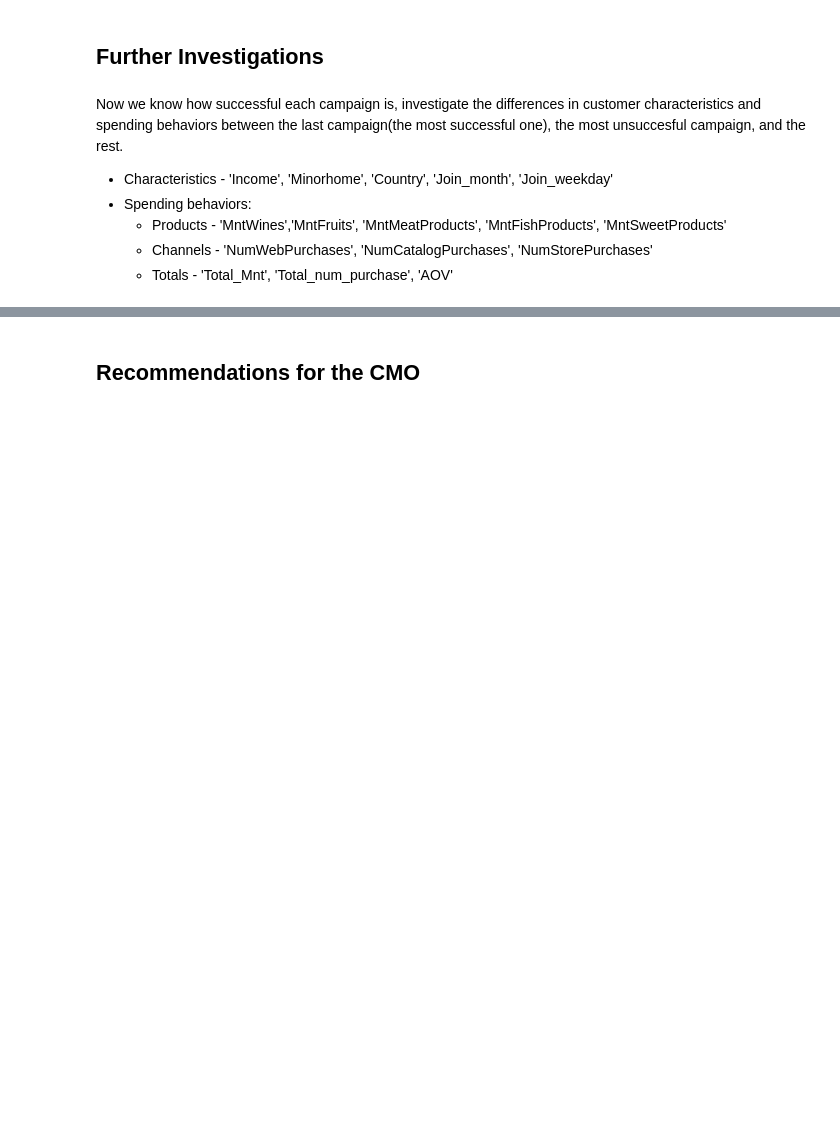
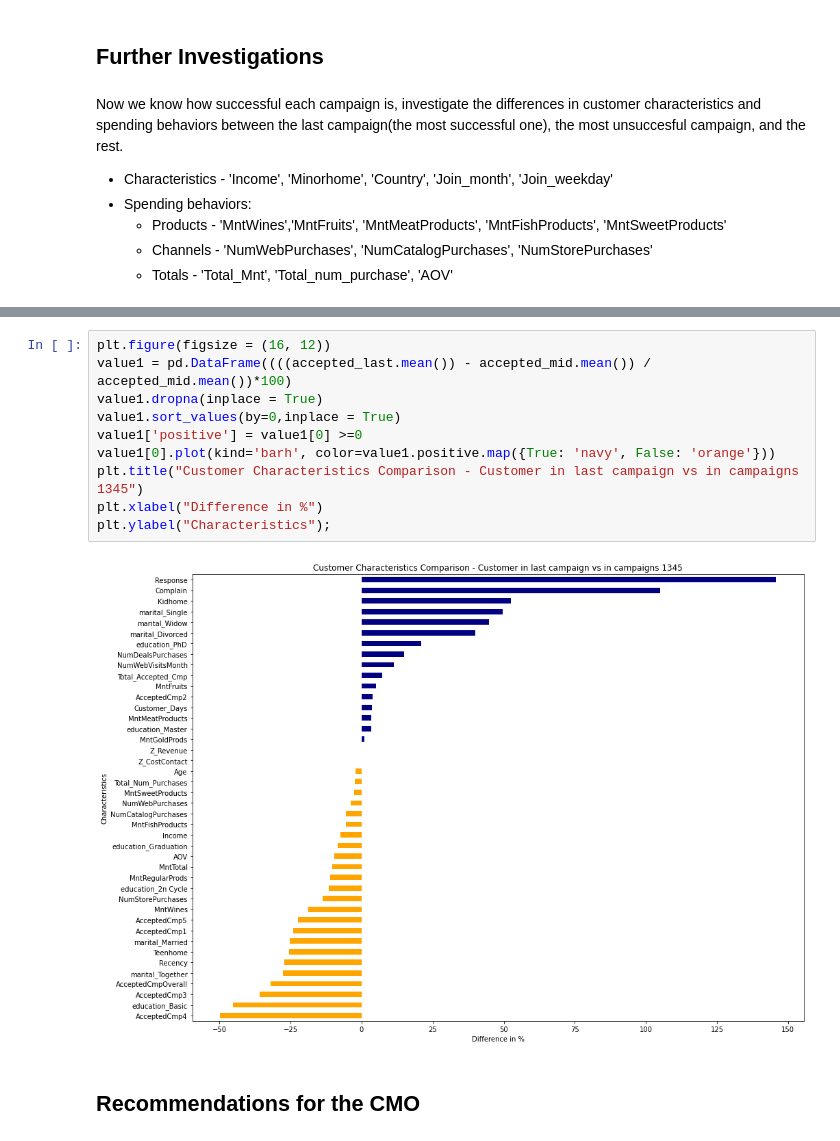
Before and after one commit to Kpeng511/Marketing-Campaign-Analytics, a Jupyter notebook: analytics.ipynb, the cells around one changed output, grey strips where cells are left out. Cells and saved outputs as stored; diff of their text form; blank space fills up the shorter version.

```diff
--- a/analytics.ipynb
+++ b/analytics.ipynb
@@ -458,3 +488,15 @@ Now we know how successful each campaign is, investigate the differences in cust
+# %%
+plt.figure(figsize = (16, 12))
+value1 = pd.DataFrame((((accepted_last.mean()) - accepted_mid.mean()) / accepted_mid.mean())*100)
+value1.dropna(inplace = True)
+value1.sort_values(by=0,inplace = True)
+value1['positive'] = value1[0] >=0
+value1[0].plot(kind='barh', color=value1.positive.map({True: 'navy', False: 'orange'}))
+plt.title("Customer Characteristics Comparison - Customer in last campaign vs in campaigns 1345")
+plt.xlabel("Difference in %")
+plt.ylabel("Characteristics");
+# %% [output]
+[figure, added]
 # %% [markdown]
 ## Recommendations for the CMO
 # %% [markdown]
```
Also changed, not shown: parts of 5 cells of this notebook.
